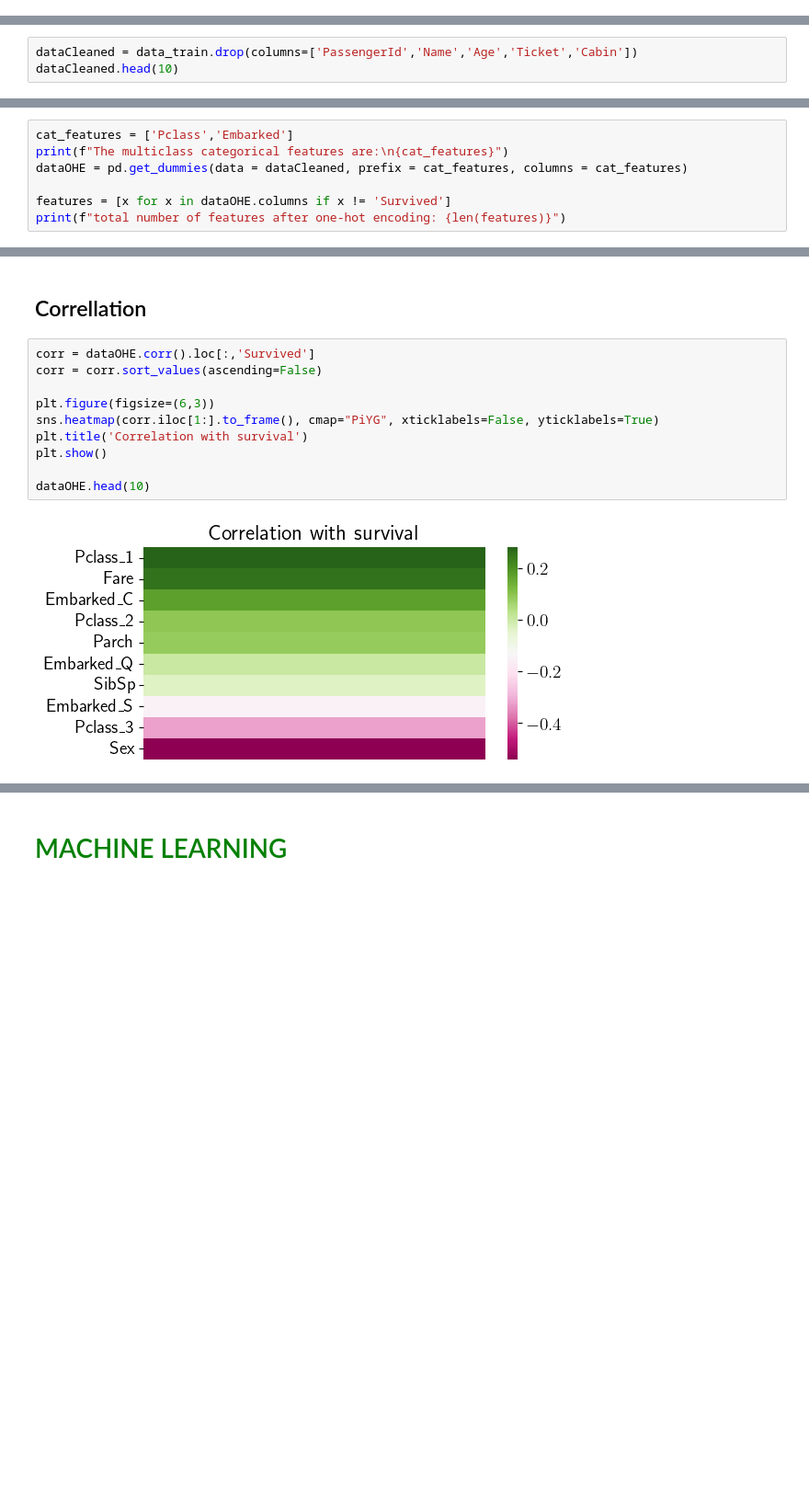
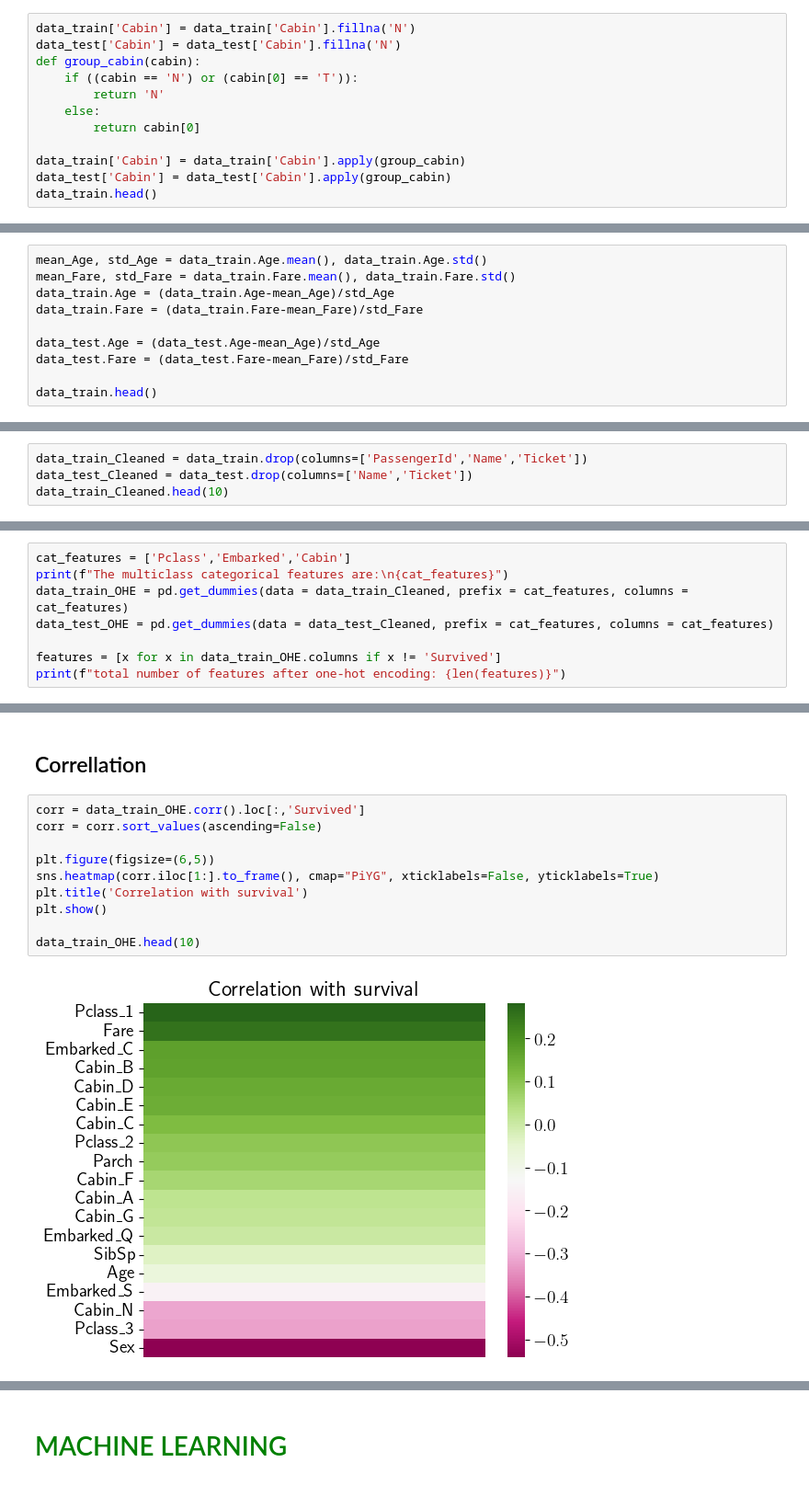
Before and after one commit to rfjd/Machine-Learning, a Jupyter notebook: kaggle/Competitions/Titanic/titanic.ipynb, the cells around one changed output, grey strips where cells are left out. Shown at 92% size. Saved outputs shown, nothing was run; the diff lists cells and outputs as text; blank space fills up the shorter version.

```diff
--- a/kaggle/Competitions/Titanic/titanic.ipynb
+++ b/kaggle/Competitions/Titanic/titanic.ipynb
@@ -293,0 +304,12 @@ Length: 148, dtype: int64
+# %%
+data_train['Cabin'] = data_train['Cabin'].fillna('N')
+data_test['Cabin'] = data_test['Cabin'].fillna('N')
+def group_cabin(cabin):
+    if ((cabin == 'N') or (cabin[0] == 'T')):
+        return 'N'
+    else:
+        return cabin[0]
+
+data_train['Cabin'] = data_train['Cabin'].apply(group_cabin)
+data_test['Cabin'] = data_test['Cabin'].apply(group_cabin)
+data_train.head()
@@ -332,0 +375,10 @@ We consider **Pclass**, **Sex**, **SibSp**, **Parch**, **Fare**, and **Embarked*
+# %%
+mean_Age, std_Age = data_train.Age.mean(), data_train.Age.std()
+mean_Fare, std_Fare = data_train.Fare.mean(), data_train.Fare.std()
+data_train.Age = (data_train.Age-mean_Age)/std_Age
+data_train.Fare = (data_train.Fare-mean_Fare)/std_Fare
+
+data_test.Age = (data_test.Age-mean_Age)/std_Age
+data_test.Fare = (data_test.Fare-mean_Fare)/std_Fare
+
+data_train.head()
@@ -333,4 +392,5 @@ We consider **Pclass**, **Sex**, **SibSp**, **Parch**, **Fare**, and **Embarked*
 # %%
-dataCleaned = data_train.drop(columns=['PassengerId','Name','Age','Ticket','Cabin'])
-dataCleaned.head(10)
+data_train_Cleaned = data_train.drop(columns=['PassengerId','Name','Ticket'])
+data_test_Cleaned = data_test.drop(columns=['Name','Ticket'])
+data_train_Cleaned.head(10)
 # %% [output]
@@ -348,11 +408,12 @@ dataCleaned.head(10)
 # %% [markdown]
 ## One-hot encoding
 # %%
-cat_features = ['Pclass','Embarked']
+cat_features = ['Pclass','Embarked','Cabin']
 print(f"The multiclass categorical features are:\n{cat_features}")
-dataOHE = pd.get_dummies(data = dataCleaned, prefix = cat_features, columns = cat_features)
+data_train_OHE = pd.get_dummies(data = data_train_Cleaned, prefix = cat_features, columns = cat_features)
+data_test_OHE = pd.get_dummies(data = data_test_Cleaned, prefix = cat_features, columns = cat_features)
 
-features = [x for x in dataOHE.columns if x != 'Survived']
+features = [x for x in data_train_OHE.columns if x != 'Survived']
 print(f"total number of features after one-hot encoding: {len(features)}")
 # %% [output]
 The multiclass categorical features are:
@@ -361,14 +422,14 @@ total number of features after one-hot encoding: 10
 # %% [markdown]
 ## Correllation
 # %%
-corr = dataOHE.corr().loc[:,'Survived']
+corr = data_train_OHE.corr().loc[:,'Survived']
 corr = corr.sort_values(ascending=False)
 
-plt.figure(figsize=(6,3))
+plt.figure(figsize=(6,5))
 sns.heatmap(corr.iloc[1:].to_frame(), cmap="PiYG", xticklabels=False, yticklabels=True)
 plt.title('Correlation with survival')
 plt.show()
 
-dataOHE.head(10)
+data_train_OHE.head(10)
 # %% [output]
-[figure, old version]
+[figure, new version]
```
Also changed, not shown: parts of 31 cells of this notebook, 1 other file.
